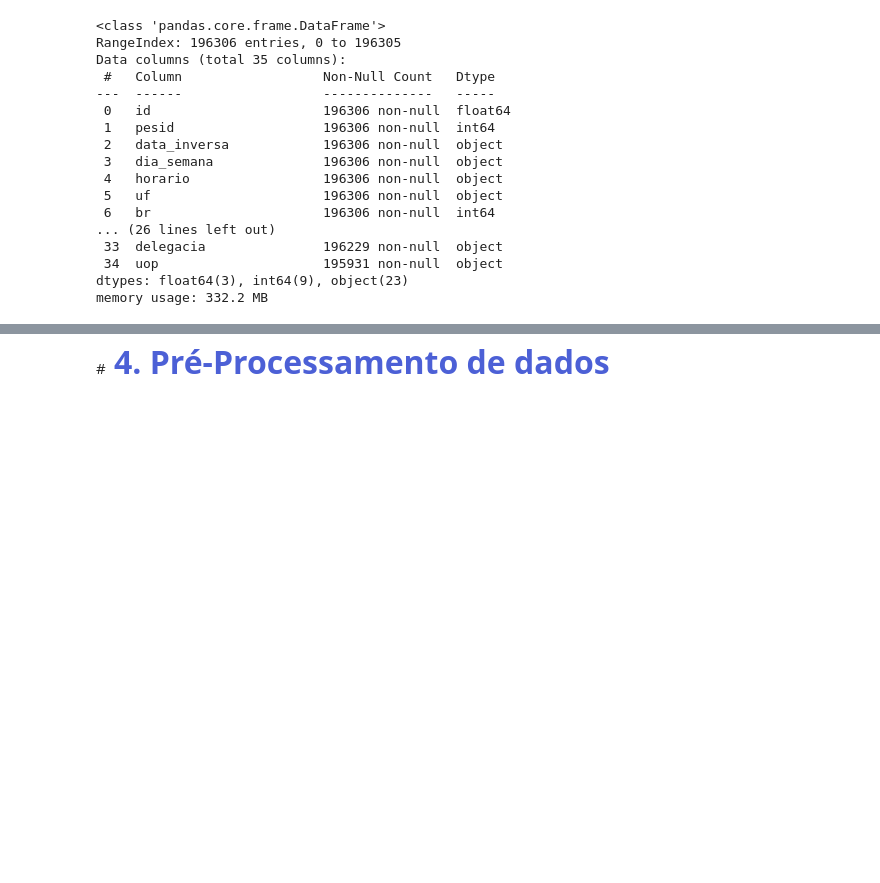
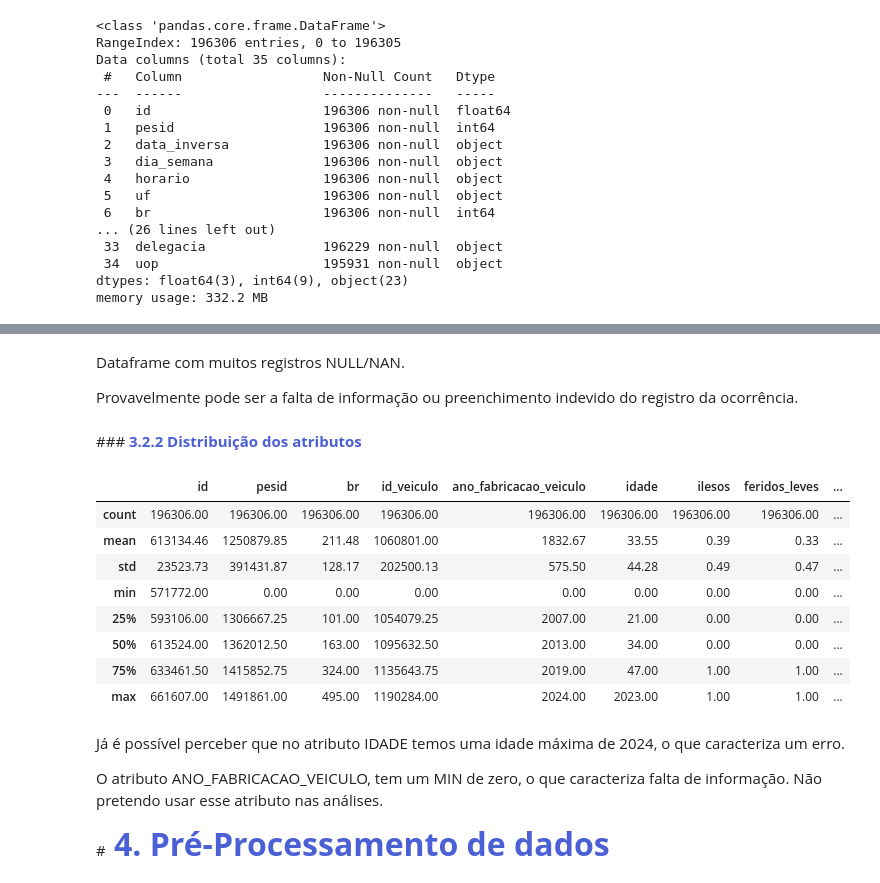
Before and after one commit to gabrielmprata/acidentes_transito, a Jupyter notebook: Acidentes_Rodoviarios_PreProc.ipynb, the cells around one changed output, grey strips where cells are left out. Drawn from its saved outputs; the diff is of its cells as text; code cells hidden in the pictures; blank space fills up the shorter version.

```diff
--- a/Acidentes_Rodoviarios_PreProc.ipynb
+++ b/Acidentes_Rodoviarios_PreProc.ipynb
@@ -397,3 +441,25 @@ memory usage: 332.2 MB
+# %% [markdown]
+Dataframe com muitos registros NULL/NAN.
+>
+Provavelmente pode ser a falta de informação ou preenchimento indevido do registro da ocorrência.
+# %% [markdown]
+###**<font color=#4c60d6> 3.2.2 Distribuição dos atributos**
+# %%
+df_pessoas.describe().round(2)
+# %% [output]
+|  | id | pesid | br | id_veiculo | ano_fabricacao_veiculo | idade | ilesos | feridos_leves | ... |
+| count | 196306.00 | 196306.00 | 196306.00 | 196306.00 | 196306.00 | 196306.00 | 196306.00 | 196306.00 | ... |
+| mean | 613134.46 | 1250879.85 | 211.48 | 1060801.00 | 1832.67 | 33.55 | 0.39 | 0.33 | ... |
+| std | 23523.73 | 391431.87 | 128.17 | 202500.13 | 575.50 | 44.28 | 0.49 | 0.47 | ... |
+| min | 571772.00 | 0.00 | 0.00 | 0.00 | 0.00 | 0.00 | 0.00 | 0.00 | ... |
+| 25% | 593106.00 | 1306667.25 | 101.00 | 1054079.25 | 2007.00 | 21.00 | 0.00 | 0.00 | ... |
+| 50% | 613524.00 | 1362012.50 | 163.00 | 1095632.50 | 2013.00 | 34.00 | 0.00 | 0.00 | ... |
+| 75% | 633461.50 | 1415852.75 | 324.00 | 1135643.75 | 2019.00 | 47.00 | 1.00 | 1.00 | ... |
+| max | 661607.00 | 1491861.00 | 495.00 | 1190284.00 | 2024.00 | 2023.00 | 1.00 | 1.00 | ... |
+# %% [markdown]
+Já é possível perceber que no atributo IDADE temos uma idade máxima de 2024, o que caracteriza um erro.
+>
+O atributo ANO_FABRICACAO_VEICULO, tem um MIN de zero, o que caracteriza falta de informação. Não pretendo usar esse atributo nas análises.
 # %% [markdown]
 #**<font color=#4c60d6 size="6"> 4. Pré-Processamento de dados**
 # %% [markdown]
```
Also changed, not shown: parts of 2 cells of this notebook.
